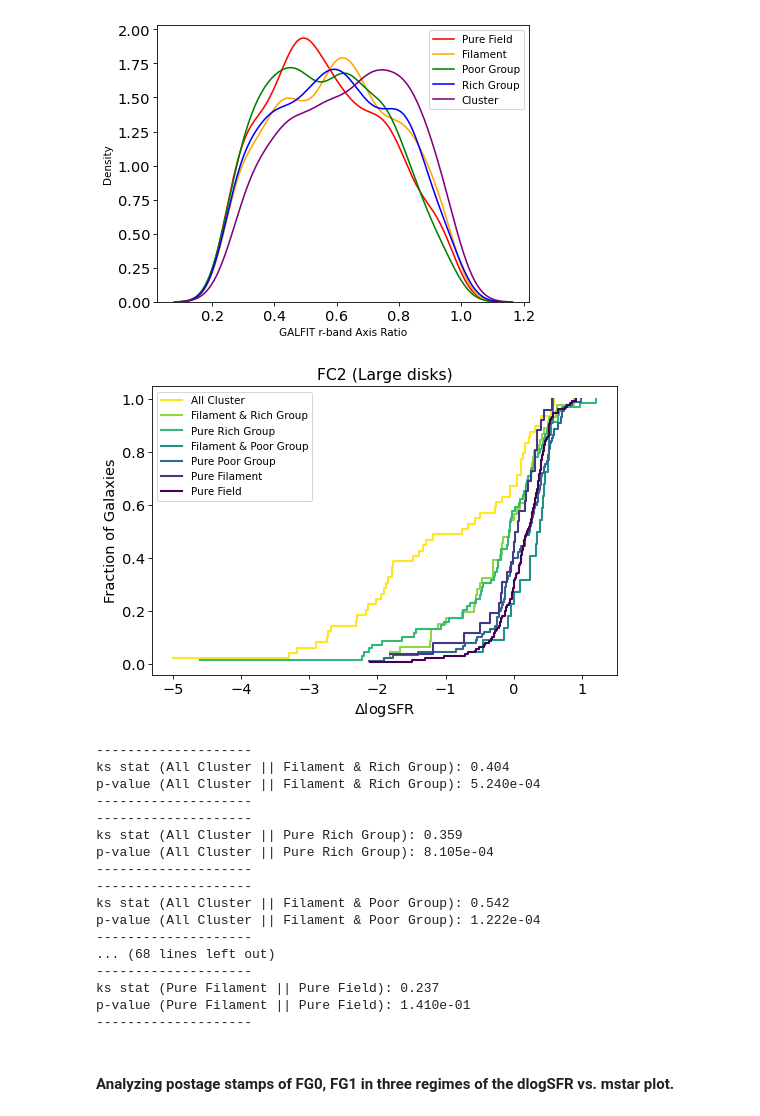
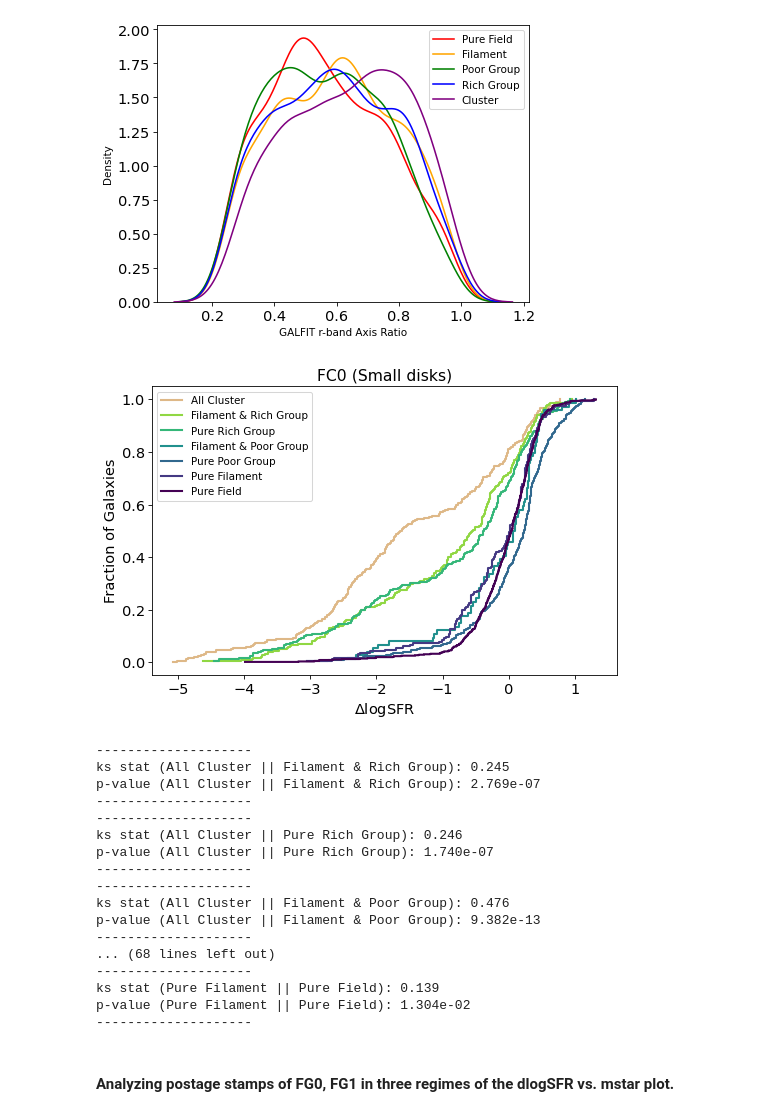
Before and after one commit to gammaspire/machine-learning, a Jupyter notebook: galaxy_feature_clustering/feature_clustering.ipynb, the cells around one changed output. Cells and saved outputs as stored; diff of their text form; code cells hidden in the pictures.

```diff
--- a/galaxy_feature_clustering/feature_clustering.ipynb
+++ b/galaxy_feature_clustering/feature_clustering.ipynb
@@ -820,25 +827,25 @@ plt.show()
 # %% [output]
 [figure]
 # %%
-plot_cum_env(df, fc=2)
+plot_cum_env(df, fc=0)
 # %% [output]
-[figure, old version]
+[figure, new version]
 --------------------
-ks stat (All Cluster || Filament & Rich Group): 0.404
-p-value (All Cluster || Filament & Rich Group): 5.240e-04
+ks stat (All Cluster || Filament & Rich Group): 0.245
+p-value (All Cluster || Filament & Rich Group): 2.769e-07
 --------------------
 --------------------
-ks stat (All Cluster || Pure Rich Group): 0.359
-p-value (All Cluster || Pure Rich Group): 8.105e-04
+ks stat (All Cluster || Pure Rich Group): 0.246
+p-value (All Cluster || Pure Rich Group): 1.740e-07
 --------------------
 --------------------
-ks stat (All Cluster || Filament & Poor Group): 0.542
-p-value (All Cluster || Filament & Poor Group): 1.222e-04
+ks stat (All Cluster || Filament & Poor Group): 0.476
+p-value (All Cluster || Filament & Poor Group): 9.382e-13
 --------------------
 ... (68 lines left out)
 --------------------
-ks stat (Pure Filament || Pure Field): 0.237
-p-value (Pure Filament || Pure Field): 1.410e-01
+ks stat (Pure Filament || Pure Field): 0.139
+p-value (Pure Filament || Pure Field): 1.304e-02
 --------------------
 # %% [markdown]
 #### Analyzing postage stamps of FG0, FG1 in three regimes of the dlogSFR vs. mstar plot.
```
Also changed, not shown: parts of 20 cells of this notebook, 6 other files.
